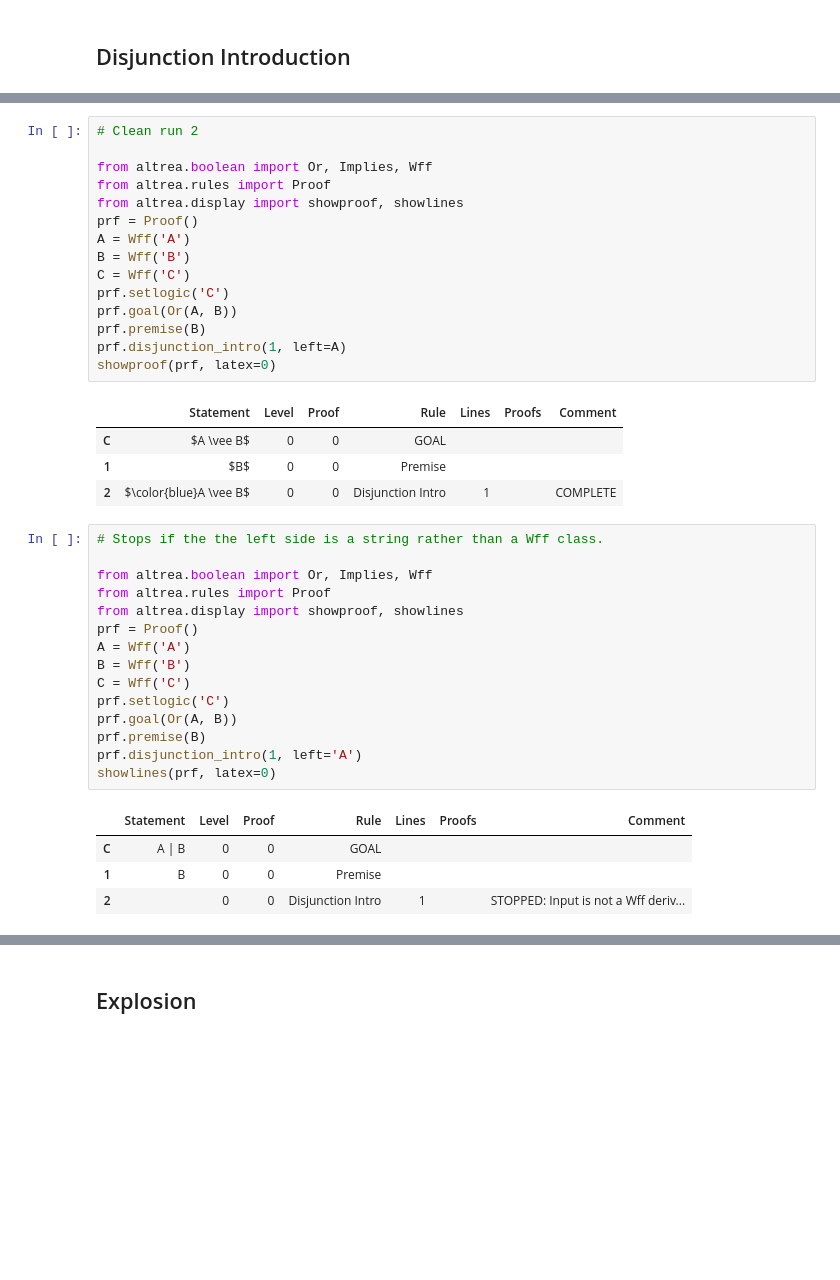
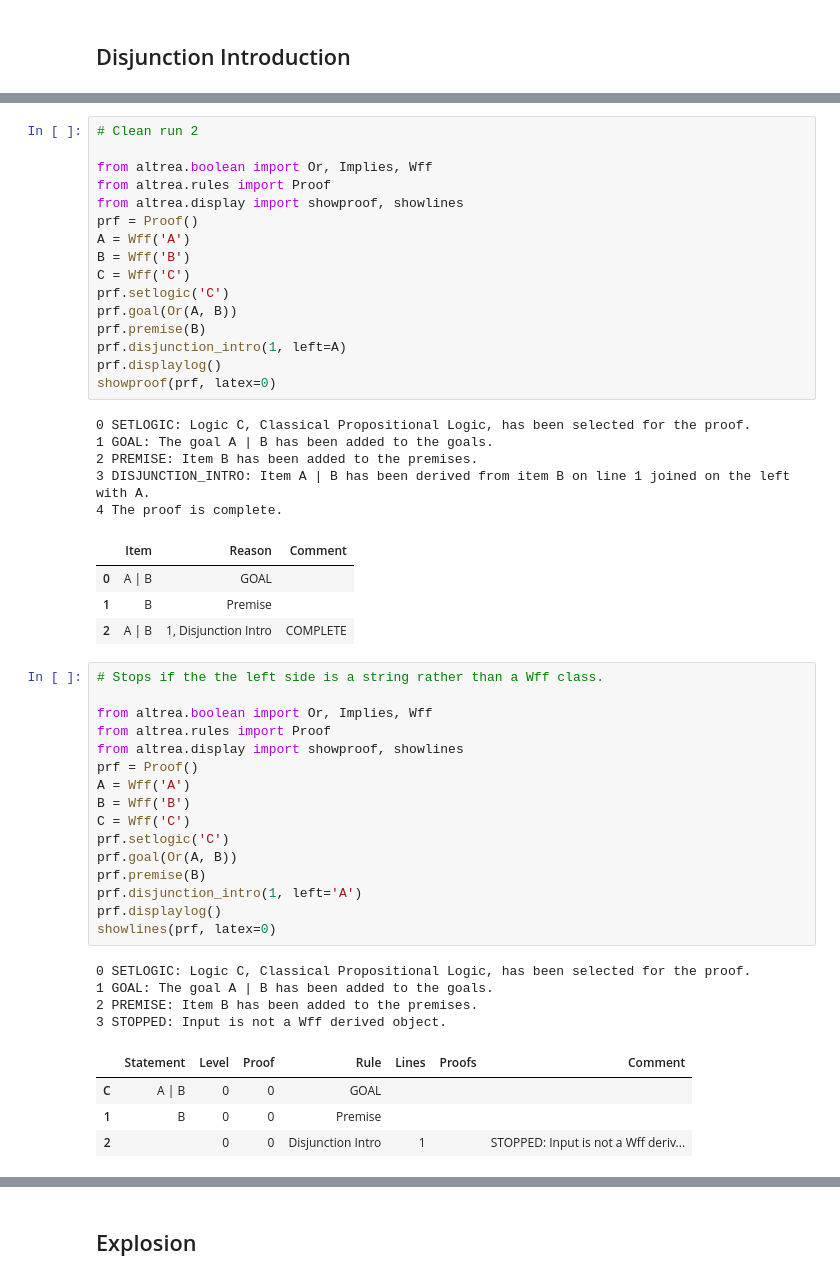
Before and after one commit to FrankHubeny/AltRea, a Jupyter notebook: rules.ipynb, the cells around one changed output, grey strips where cells are left out. Drawn from its saved outputs; the diff is of its cells as text; blank space fills up the shorter version.

```diff
--- a/rules.ipynb
+++ b/rules.ipynb
@@ -1100,23 +1409,29 @@ showproof(prf, latex=0)
 # %%
 # Clean run 2
 
 from altrea.boolean import Or, Implies, Wff
 from altrea.rules import Proof
 from altrea.display import showproof, showlines
 prf = Proof()
 A = Wff('A')
 B = Wff('B')
 C = Wff('C')
 prf.setlogic('C')
 prf.goal(Or(A, B))
 prf.premise(B)
 prf.disjunction_intro(1, left=A)
+prf.displaylog()
 showproof(prf, latex=0)
 # %% [output]
+0 SETLOGIC: Logic C, Classical Propositional Logic, has been selected for the proof.
+1 GOAL: The goal A | B has been added to the goals.
+2 PREMISE: Item B has been added to the premises.
+3 DISJUNCTION_INTRO: Item A | B has been derived from item B on line 1 joined on the left with A.
+4 The proof is complete.
-|  | Statement | Level | Proof | Rule | Lines | Proofs | Comment |
-| C | $A \vee B$ | 0 | 0 | GOAL |  |  |  |
-| 1 | $B$ | 0 | 0 | Premise |  |  |  |
-| 2 | $\color{blue}A \vee B$ | 0 | 0 | Disjunction Intro | 1 |  | COMPLETE |
+|  | Item | Reason | Comment |
+| 0 | A | B | GOAL |  |
+| 1 | B | Premise |  |
+| 2 | A | B | 1, Disjunction Intro | COMPLETE |
 # %%
 # Stops if the the left side is a string rather than a Wff class.
 
@@ -1131,8 +1446,13 @@ prf.setlogic('C')
 prf.goal(Or(A, B))
 prf.premise(B)
 prf.disjunction_intro(1, left='A')
+prf.displaylog()
 showlines(prf, latex=0)
 # %% [output]
+0 SETLOGIC: Logic C, Classical Propositional Logic, has been selected for the proof.
+1 GOAL: The goal A | B has been added to the goals.
+2 PREMISE: Item B has been added to the premises.
+3 STOPPED: Input is not a Wff derived object.
 |  | Statement | Level | Proof | Rule | Lines | Proofs | Comment |
 | C | A | B | 0 | 0 | GOAL |  |  |  |
 | 1 | B | 0 | 0 | Premise |  |  |  |
```
Also changed, not shown: parts of 94 cells of this notebook, 19 other files.
